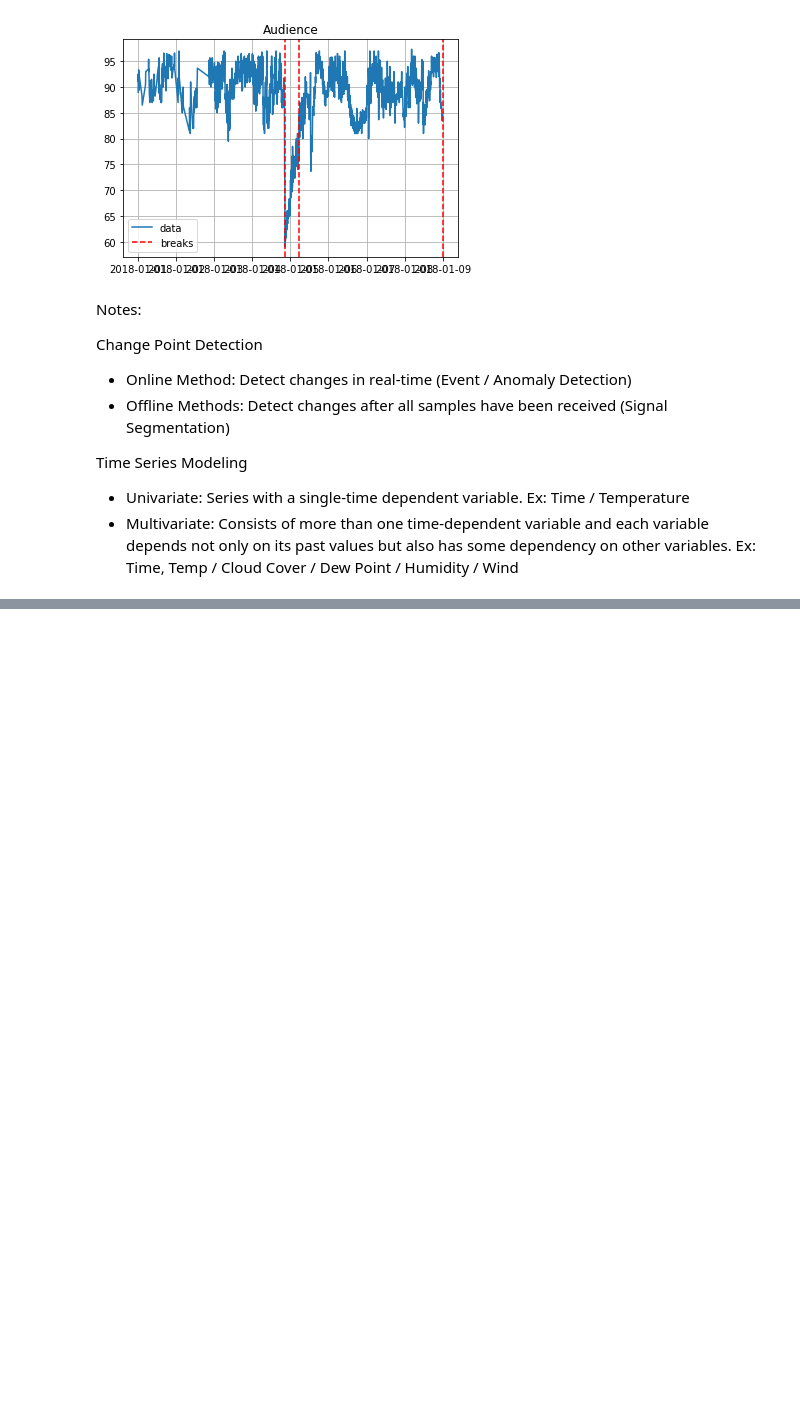
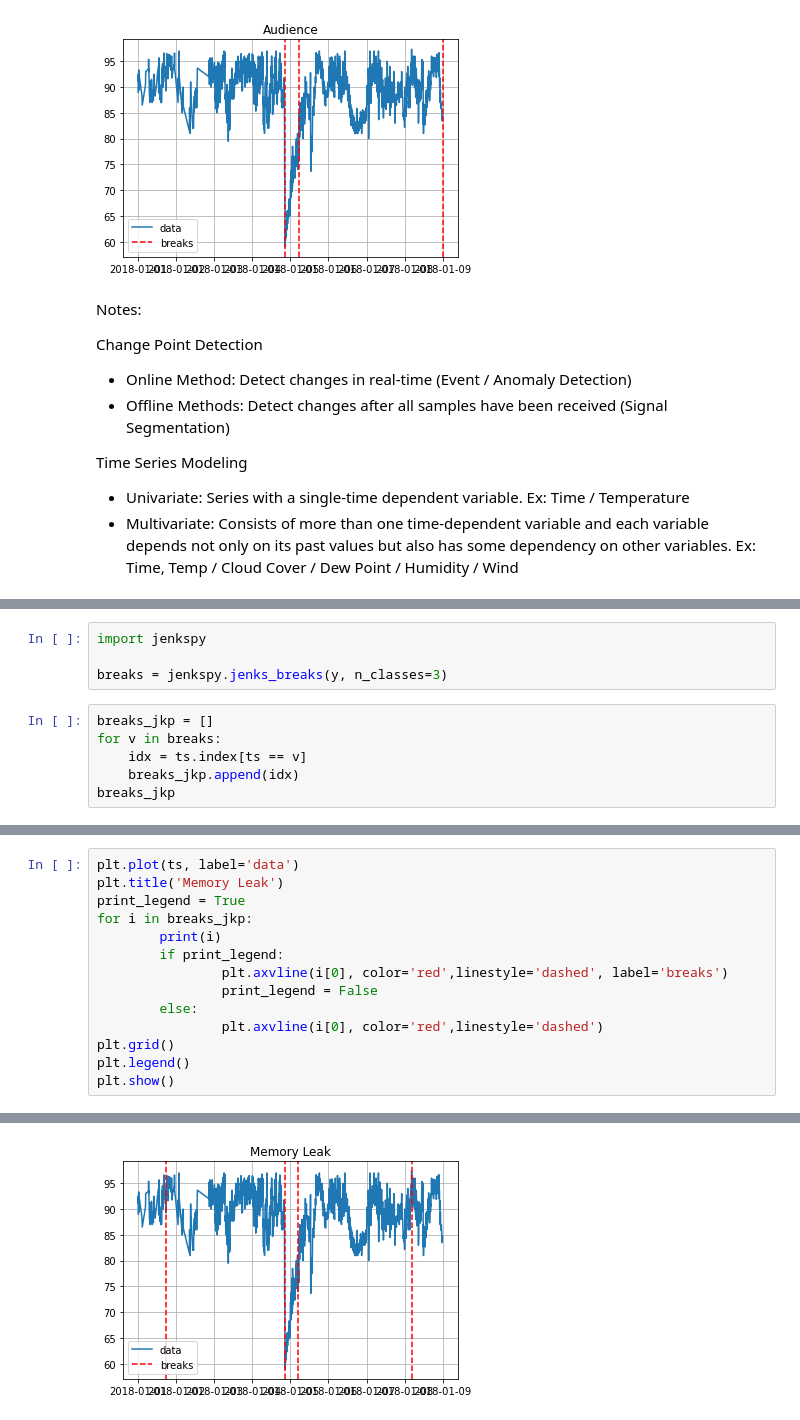
Before and after one commit to Davis24/change-point-detection-methods, a Jupyter notebook: changePointDetection.ipynb, the cells around one changed output, grey strips where cells are left out. Cells and saved outputs as stored; diff of their text form; blank space fills up the shorter version.

Commit message:
Added Jenks Testing

```diff
--- a/changePointDetection.ipynb
+++ b/changePointDetection.ipynb
@@ -100,3 +124,13 @@ Additional Information Resources:
 
 References:
 - Optimal Data Classification for Choropleth Maps, George F. Jenks, 1977
+# %%
+import jenkspy
+
+breaks = jenkspy.jenks_breaks(y, n_classes=3)
+# %%
+breaks_jkp = []
+for v in breaks:
+    idx = ts.index[ts == v]
+    breaks_jkp.append(idx)
+breaks_jkp
@@ -102,0 +146,15 @@ References:
+# %%
+plt.plot(ts, label='data')
+plt.title('Memory Leak')
+print_legend = True
+for i in breaks_jkp:
+        print(i)
+        if print_legend:
+                plt.axvline(i[0], color='red',linestyle='dashed', label='breaks')
+                print_legend = False
+        else:
+                plt.axvline(i[0], color='red',linestyle='dashed')
+plt.grid()
+plt.legend()
+plt.show()
+# %% [output]
@@ -102,0 +169 @@ References:
+[figure, added]
```
Also changed, not shown: parts of 3 cells of this notebook.
